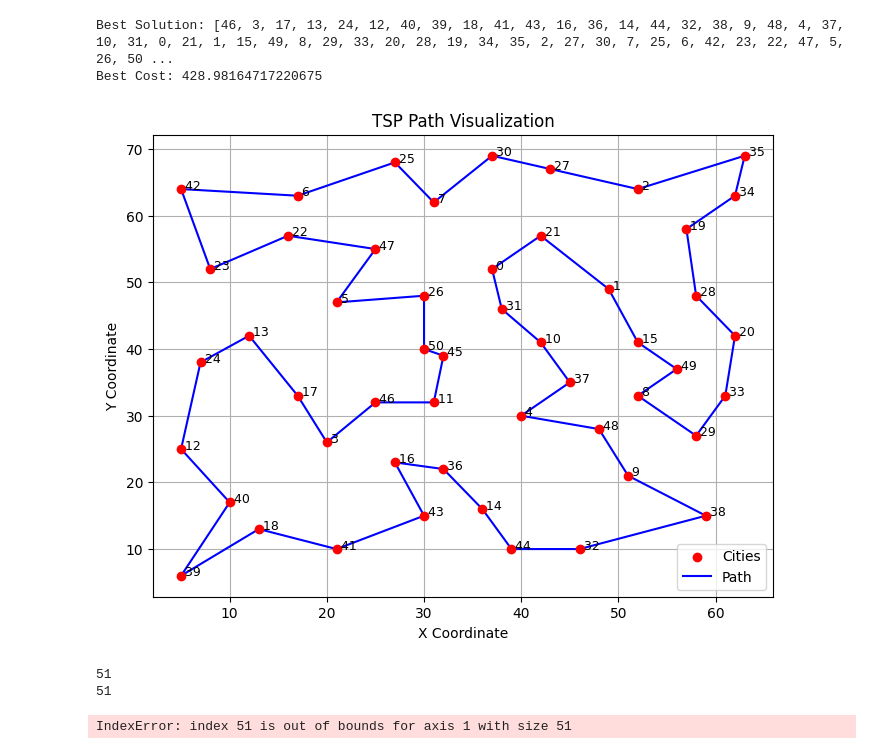
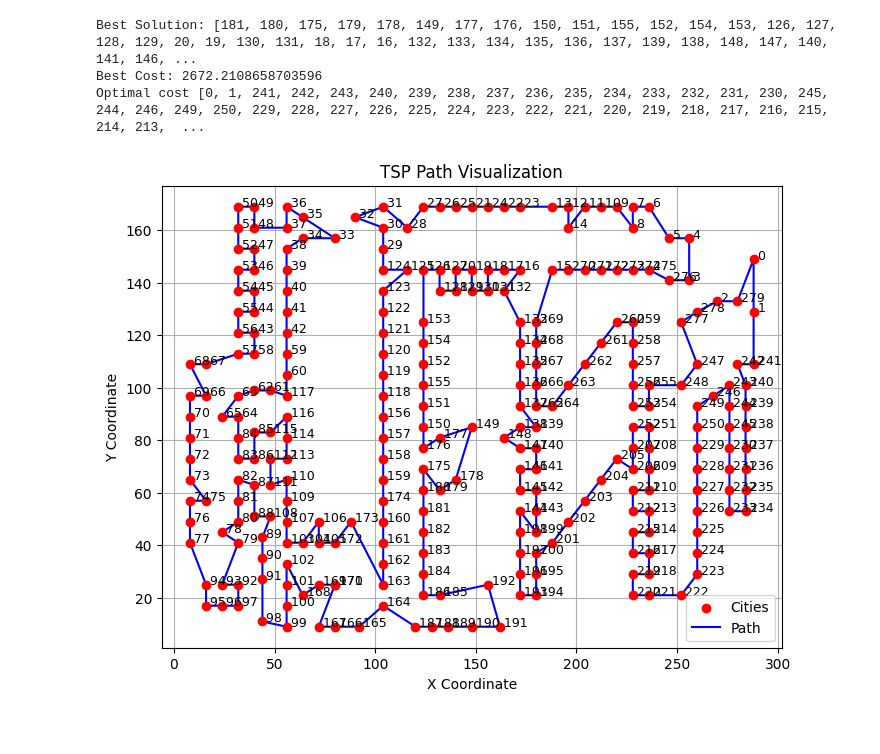
Before and after one commit to yoadvp-bit/Stochastic-simulations, a Jupyter notebook: assignment3.ipynb, the cells around one changed output. Cells and saved outputs as stored; diff of their text form; code cells hidden in the pictures.

```diff
--- a/assignment3.ipynb
+++ b/assignment3.ipynb
@@ -308,30 +311,46 @@ plt.show()
-# %%
-# Optimal Parameters
-initial_temp = 2000
-cooling_rate = 0.02
-markov_length = 850
-max_iter = 1000000
-
-best_solution, best_cost = simulated_annealing(dist_matrix, initial_temp, "linear_cooling_strategy", markov_length, max_iter, cooling_rate)
-
-print("Best Solution:", best_solution)
-print("Best Cost:", best_cost)
-
-plot_tsp_path(coord, best_solution)
-# %% [output]
-Best Solution: [46, 3, 17, 13, 24, 12, 40, 39, 18, 41, 43, 16, 36, 14, 44, 32, 38, 9, 48, 4, 37, 10, 31, 0, 21, 1, 15, 49, 8, 29, 33, 20, 28, 19, 34, 35, 2, 27, 30, 7, 25, 6, 42, 23, 22, 47, 5, 26, 50 ...
-Best Cost: 428.98164717220675
-[figure, removed]
-# %%
-print(len(best_solution))
-optimal_tour = [
-    1, 22, 8, 26, 31, 28, 3, 36, 35, 20, 2, 29, 21, 16, 50, 34, 30, 9, 49,
-    10, 39, 33, 45, 15, 44, 42, 40, 19, 41, 13, 25, 14, 24, 43, 7, 23, 48,
-    6, 27, 51, 46, 12, 47, 18, 4, 17, 37, 5, 38, 11, 32]
-print(len(optimal_tour))
-
-total_path_length(optimal_tour, dist_matrix)
-# %% [output]
-51
-51
-IndexError: index 51 is out of bounds for axis 1 with size 51
+# %%
+# Optimal Parameters
+initial_temp = 200
+cooling_rate = 0.999
+markov_length = 605
+max_iter = 100000
+
+best_solution, best_cost = simulated_annealing(dist_matrix, initial_temp, "geometric_cooling_strategy", markov_length, max_iter, cooling_rate)
+
+print("Best Solution:", best_solution)
+print("Best Cost:", best_cost)
+
+optimal_280 = [
+    1, 2, 242, 243, 244, 241, 240, 239, 238, 237, 236, 235, 234, 233, 232,
+    231, 246, 245, 247, 250, 251, 230, 229, 228, 227, 226, 225, 224, 223,
+    222, 221, 220, 219, 218, 217, 216, 215, 214, 213, 212, 211, 210, 207,
+    206, 205, 204, 203, 202, 201, 198, 197, 196, 195, 194, 193, 192, 191,
+    190, 189, 188, 187, 186, 185, 184, 183, 182, 181, 176, 180, 179, 150,
+    178, 177, 151, 152, 156, 153, 155, 154, 129, 130, 131, 20, 21, 128, 127,
+    126, 125, 124, 123, 122, 121, 120, 119, 157, 158, 159, 160, 175, 161,
+    162, 163, 164, 165, 166, 167, 168, 169, 170, 172, 171, 173, 174, 107,
+    106, 105, 104, 103, 102, 101, 100, 99, 98, 97, 96, 95, 94, 93, 92, 91,
+    90, 89, 109, 108, 110, 111, 112, 88, 87, 113, 114, 115, 117, 116, 86,
+    85, 84, 83, 82, 81, 80, 79, 78, 77, 76, 75, 74, 73, 72, 71, 70, 69, 68,
+    67, 66, 65, 64, 58, 57, 56, 55, 54, 53, 52, 51, 50, 49, 48, 47, 46, 45,
+    44, 59, 63, 62, 118, 61, 60, 43, 42, 41, 40, 39, 38, 37, 36, 35, 34, 33,
+    32, 31, 30, 29, 28, 27, 26, 22, 25, 23, 24, 14, 15, 13, 12, 11, 10, 9, 8,
+    7, 6, 5, 4, 277, 276, 275, 274, 273, 272, 271, 16, 17, 18, 19, 132, 133,
+    134, 270, 269, 135, 136, 268, 267, 137, 138, 139, 149, 148, 147, 146,
+    145, 199, 200, 144, 143, 142, 141, 140, 266, 265, 264, 263, 262, 261,
+    260, 259, 258, 257, 254, 253, 208, 209, 252, 255, 256, 249, 248, 278,
+    279, 3, 280
+]
+
+optimal = [el-1 for el in optimal_280]
+
+# Optimal solutions
+optimal_cost = total_path_length(optimal, dist_matrix)
+print("Optimal cost", optimal_cost)
+
+plot_tsp_path(coord, best_solution)
+# %% [output]
+Best Solution: [181, 180, 175, 179, 178, 149, 177, 176, 150, 151, 155, 152, 154, 153, 126, 127, 128, 129, 20, 19, 130, 131, 18, 17, 16, 132, 133, 134, 135, 136, 137, 139, 138, 148, 147, 140, 141, 146, ...
+Best Cost: 2672.2108658703596
+Optimal cost [0, 1, 241, 242, 243, 240, 239, 238, 237, 236, 235, 234, 233, 232, 231, 230, 245, 244, 246, 249, 250, 229, 228, 227, 226, 225, 224, 223, 222, 221, 220, 219, 218, 217, 216, 215, 214, 213,  ...
+[figure, added]
```
Also changed, not shown: parts of 9 cells of this notebook.
